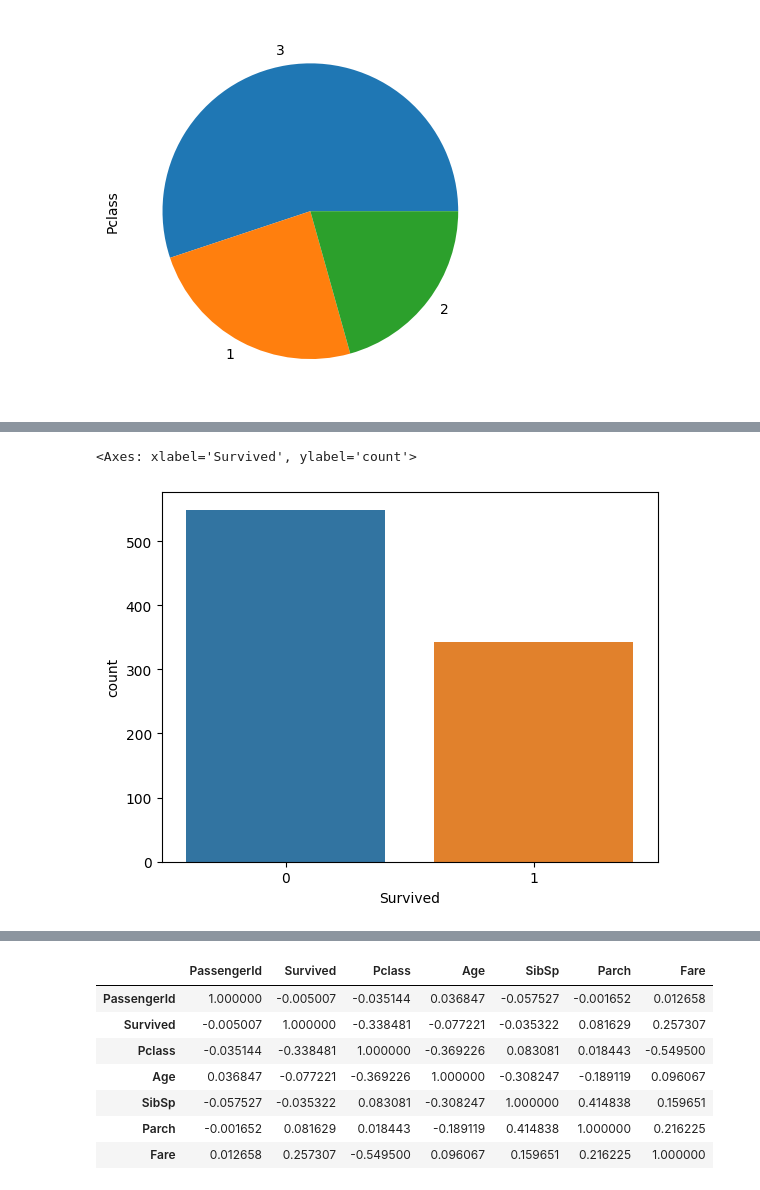
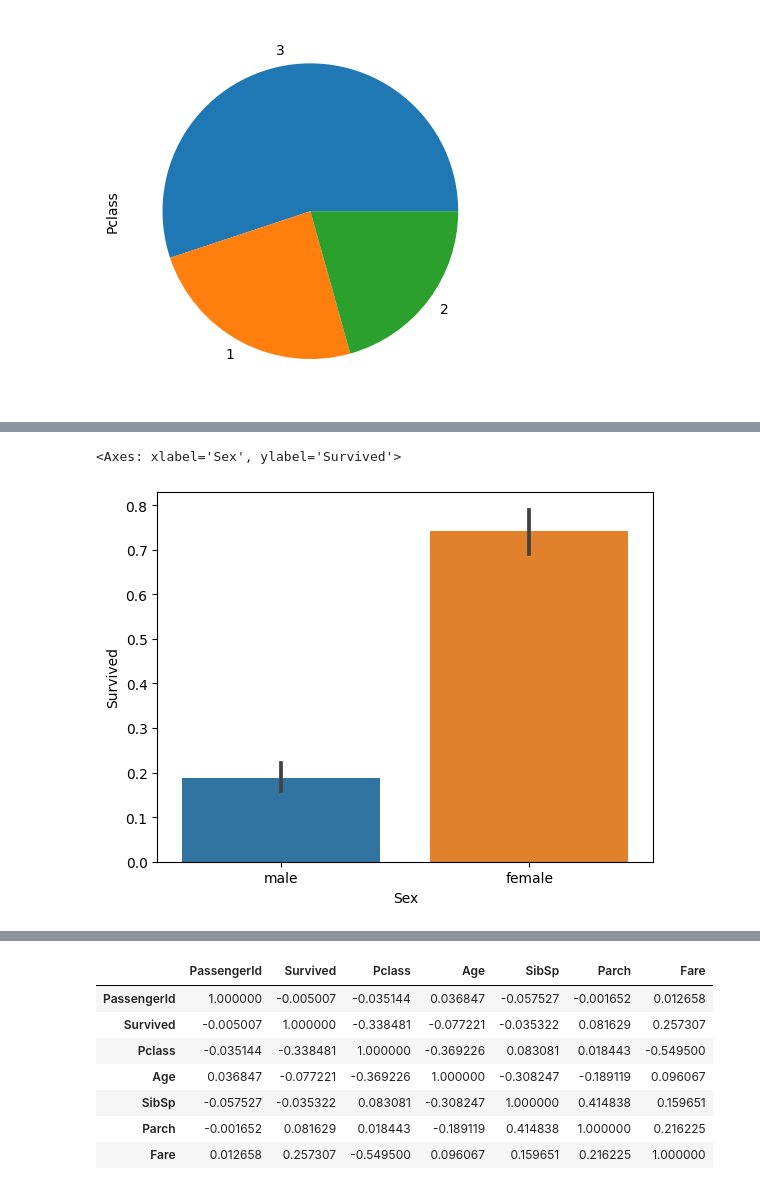
Before and after one commit to JoaoMoreno19/TrabalhoColab, a Jupyter notebook: Trabalho.ipynb, the cells around one changed output, grey strips where cells are left out. Drawn from its saved outputs; the diff is of its cells as text; code cells hidden in the pictures.

```diff
--- a/Trabalho.ipynb
+++ b/Trabalho.ipynb
@@ -58,3 +38,7 @@ df_train["Pclass"].value_counts().plot.pie()
 # %% [output]
 <Axes: ylabel='Pclass'>
 [figure]
+# %%
+df_train.loc[df_train['Survived'] == 1, 'Resultado'] = 'Sobreviveu'
+df_train.loc[df_train['Survived'] == 0, 'Resultado'] = 'Não sobreviveu'
+sns.countplot(data=df_train, x='Resultado', palette='Greens')
@@ -61,5 +54,5 @@ df_train["Pclass"].value_counts().plot.pie()
 # %%
-sns.countplot(data=df_train, x="Survived")
+sns.barplot(data=df_train, x="Sex", y="Survived")
 # %% [output]
-<Axes: xlabel='Survived', ylabel='count'>
+<Axes: xlabel='Sex', ylabel='Survived'>
-[figure, old version]
+[figure, new version]
```
Also changed, not shown: parts of 41 cells of this notebook.
